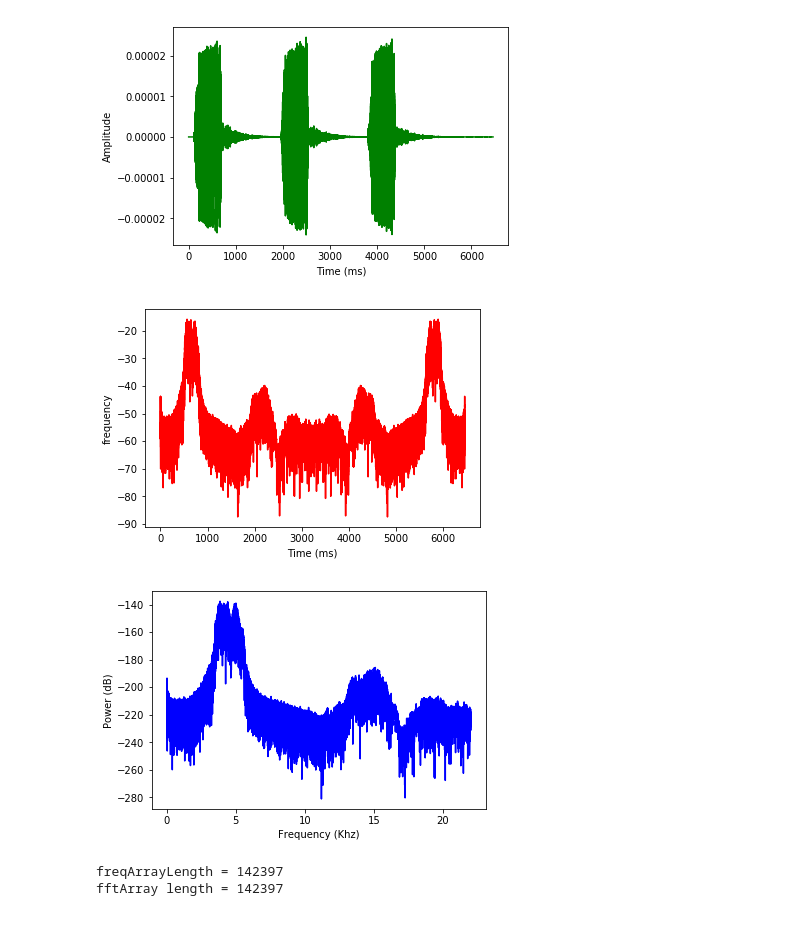
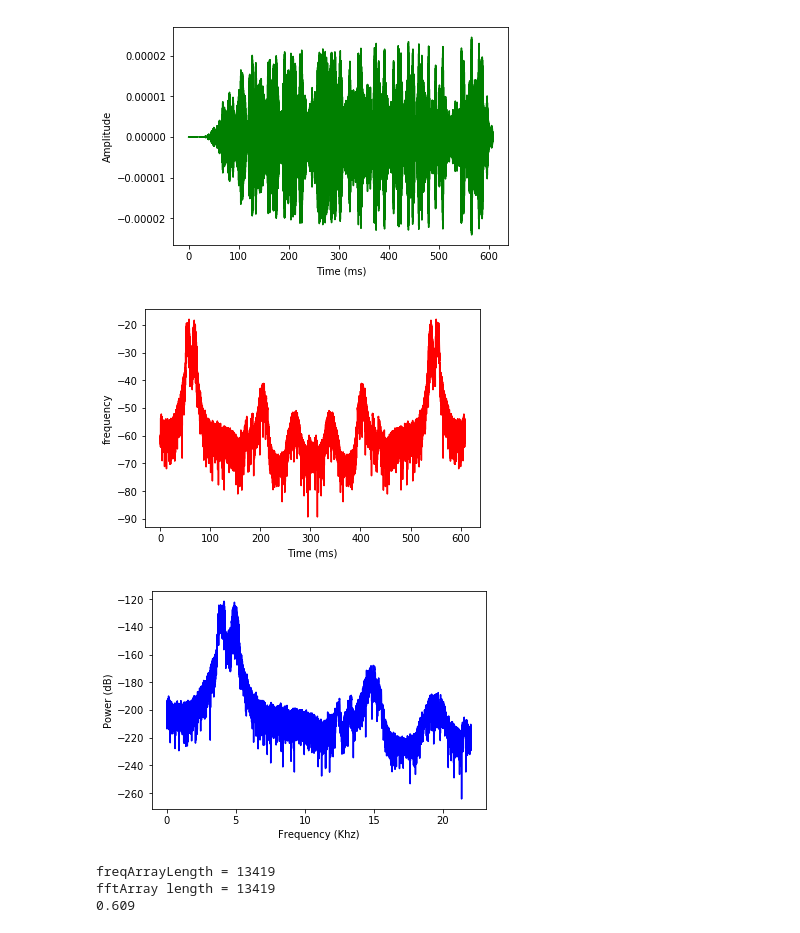
Before and after one commit to iAmSomething/findMyBird, a Jupyter notebook: spectogram.ipynb, the cells around one changed output. Drawn from its saved outputs; the diff is of its cells as text; code cells hidden in the pictures.

```diff
--- a/spectogram.ipynb
+++ b/spectogram.ipynb
@@ -6,7 +6,7 @@ from scipy.io import wavfile
 from scipy.fftpack import fft
 
 
-myAudio = "audio.wav"
+myAudio = "audio3.wav"
 
 #Read file and get sampling freq [ usually 44100 Hz ]  and sound object
 samplingFreq, mySound = wavfile.read(myAudio)
@@ -23,9 +23,8 @@ mySound = mySound / (2.**15)
 
 mySoundShape = mySound.shape
 samplePoints = float(mySound.shape[0])
-
 #Get duration of sound file
-signalDuration =  mySound.shape[0] / samplingFreq
+signalDuration =  round(mySound.shape[0] / samplingFreq , 3)
 
 #If two channels, then select only one channel
 mySoundOneChannel = mySound[:,0]
@@ -35,9 +34,10 @@ mySoundOneChannel = mySound[:,0]
 # We can represent sound by plotting the pressure values against time axis.
 #Create an array of sample point in one dimension
 timeArray = numpy.arange(0, samplePoints, 1)
-
+numpy.savetxt("Timearray.txt", timeArray)
 #
 timeArray = timeArray / samplingFreq
+numpy.savetxt("Timearray2.txt", timeArray)
 
 #Scale to milliSeconds
 timeArray = timeArray * 1000
@@ -75,37 +75,41 @@ fftArray = fftArray / float(mySoundLength)
 fftArray = fftArray **2
 
 #Multiply by two (research why?)
 #Odd NFFT excludes Nyquist point
 if mySoundLength % 2 > 0: #we've got odd number of points in fft
     fftArray[1:len(fftArray)] = fftArray[1:len(fftArray)] * 2
 
 else: #We've got even number of points in fft
     fftArray[1:len(fftArray) -1] = fftArray[1:len(fftArray) -1] * 2
 
 freqArray = numpy.arange(0, numUniquePoints, 1.0) * (samplingFreq / mySoundLength);
 plt.plot(timeArray, 10 * numpy.log10(fftArray_2), color='R')
 plt.xlabel('Time (ms)')
 plt.ylabel('frequency')
 plt.show()
 
 #Plot the frequency
 plt.plot(freqArray/1000, 10 * numpy.log10(fftArray), color='B')
 plt.xlabel('Frequency (Khz)')
 plt.ylabel('Power (dB)')
 plt.show()
 
 #Get List of element in frequency array
 #print freqArray.dtype.type
 freqArrayLength = len(freqArray)
 print ("freqArrayLength =", freqArrayLength)
-numpy.savetxt("freqData.csv", freqArray, fmt='%6.2f')
+numpy.savetxt("freqData.csv", freqArray/1000, fmt='%0.2f')
 
 #Print FFtarray information
 print ("fftArray length =", len(fftArray))
-numpy.savetxt("fftData.csv", fftArray)
+numpy.savetxt("fftData.csv",fftArray)
+mySoundOneChannel = mySoundOneChannel.T
+numpy.savetxt("Amptitude.csv", mySoundOneChannel*10000)
+print(signalDuration)
 # %% [output]
-[figure, old version]
+[figure, new version]
-[figure, old version]
+[figure, new version]
-[figure, old version]
+[figure, new version]
-freqArrayLength = 142397
-fftArray length = 142397
+freqArrayLength = 13419
+fftArray length = 13419
+0.609
```
Also changed, not shown: 28 other files.
